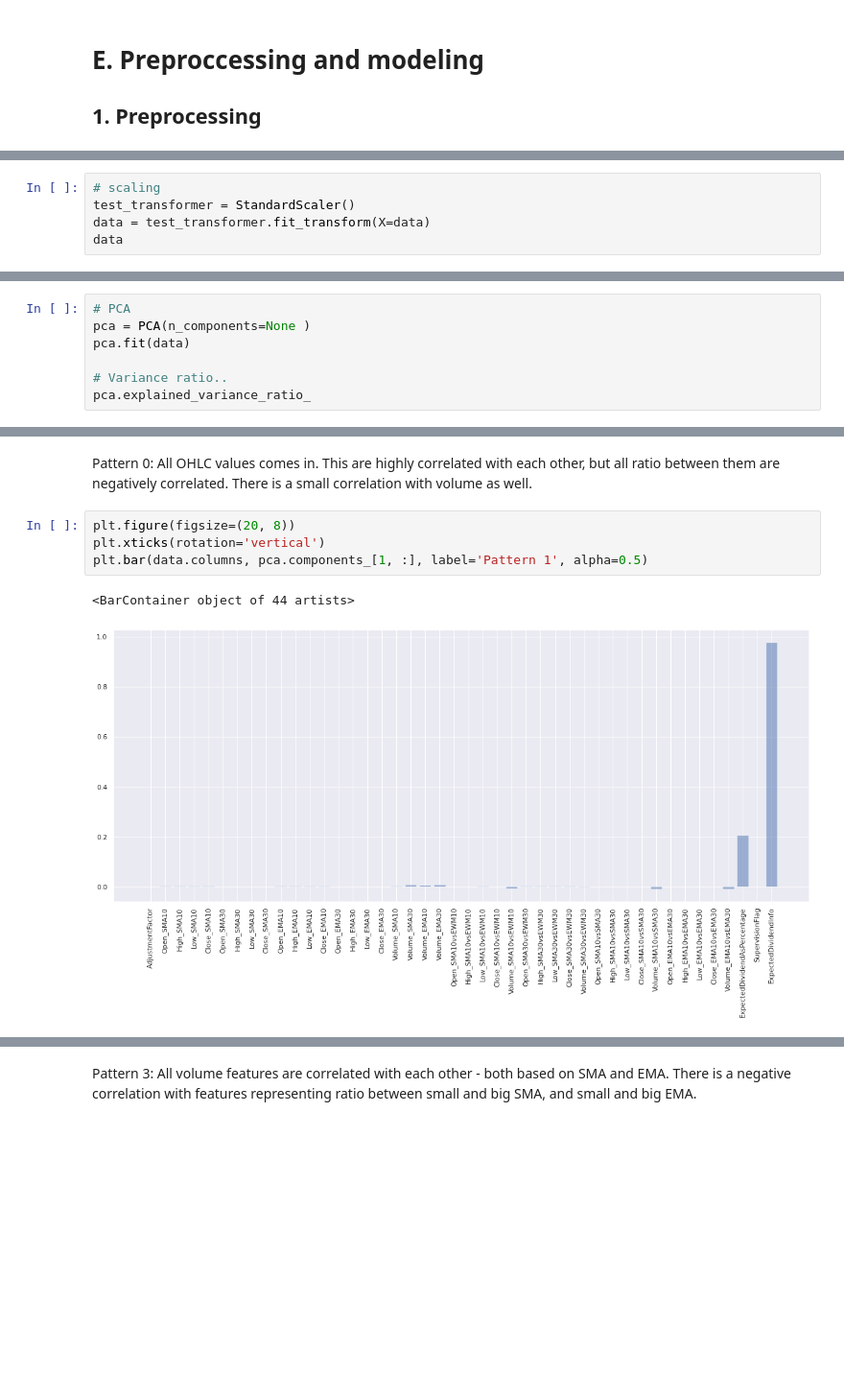
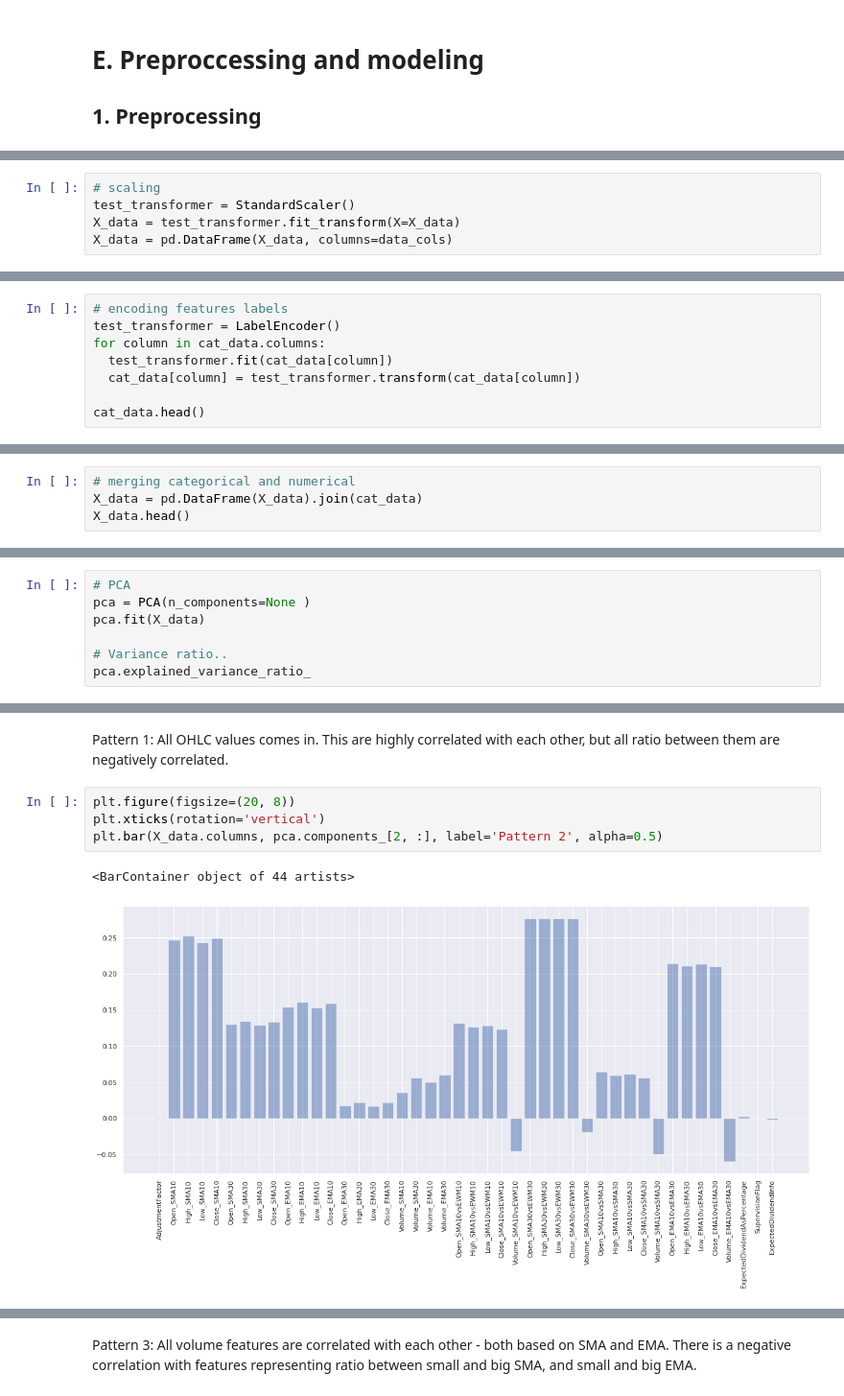
Before and after one commit to velblu/ML-datasets, a Jupyter notebook: jpx_prediction.ipynb, the cells around one changed output, grey strips where cells are left out. Shown at 96% size. Saved outputs shown, nothing was run; the diff lists cells and outputs as text; blank space fills up the shorter version.

```diff
--- a/jpx_prediction.ipynb
+++ b/jpx_prediction.ipynb
@@ -1846,5 +1888,5 @@ Index(['AdjustmentFactor', 'Open_SMA10', 'High_SMA10', 'Low_SMA10',
 # %%
 # scaling
 test_transformer = StandardScaler()
-data = test_transformer.fit_transform(X=data)
-data
+X_data = test_transformer.fit_transform(X=X_data)
+X_data = pd.DataFrame(X_data, columns=data_cols)
@@ -1879,0 +1896,8 @@ data.head()
+# %%
+# encoding features labels
+test_transformer = LabelEncoder()
+for column in cat_data.columns:
+  test_transformer.fit(cat_data[column])
+  cat_data[column] = test_transformer.transform(cat_data[column])
+
+cat_data.head()
@@ -1879,0 +1911,4 @@ data.head()
+# %%
+# merging categorical and numerical
+X_data = pd.DataFrame(X_data).join(cat_data)
+X_data.head()
@@ -1883,7 +1926,7 @@ Performing PCA to compute principal components and change basis of data.
 # %%
 # PCA
 pca = PCA(n_components=None )
-pca.fit(data)
+pca.fit(X_data)
 
 # Variance ratio..
 pca.explained_variance_ratio_
@@ -1932,10 +1984,9 @@ plt.bar(data.columns, pca.components_[0, :], label='Pattern 0', alpha=0.5)
 # %% [markdown]
-Pattern 0: All OHLC values comes in. This are highly correlated with each other, but all ratio between them are negatively correlated.
-There is a small correlation with volume as well.
+Pattern 1: All OHLC values comes in. This are highly correlated with each other, but all ratio between them are negatively correlated.
 # %%
 plt.figure(figsize=(20, 8))
 plt.xticks(rotation='vertical')
-plt.bar(data.columns, pca.components_[1, :], label='Pattern 1', alpha=0.5)
+plt.bar(X_data.columns, pca.components_[2, :], label='Pattern 2', alpha=0.5)
 # %% [output]
 <BarContainer object of 44 artists>
-[figure, old version]
+[figure, new version]
```
Also changed, not shown: parts of 122 cells of this notebook.
